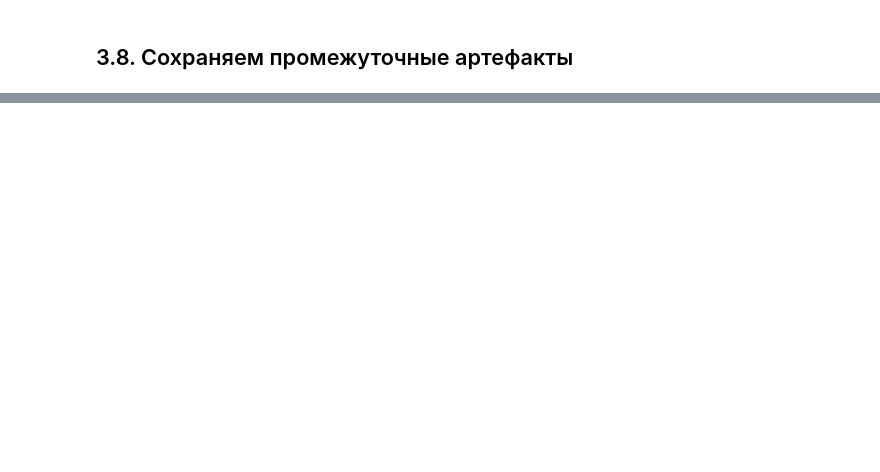
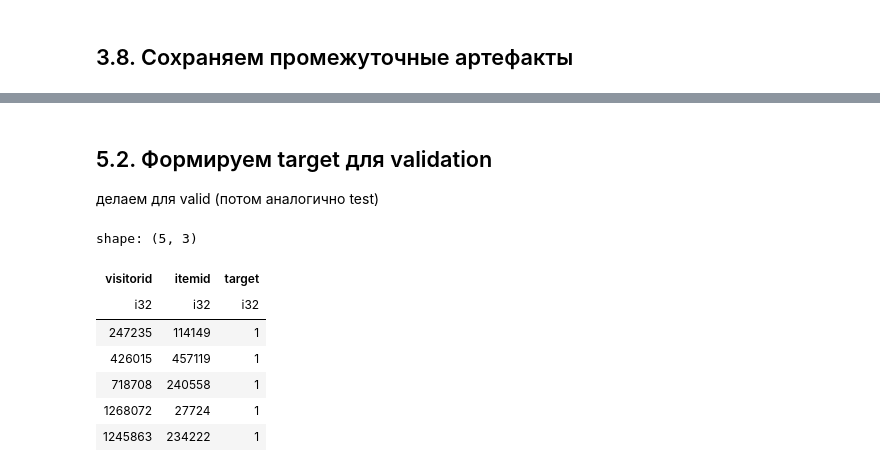
Before and after one commit to Manaam9/ecommerce-recsys, a Jupyter notebook: notebooks/02_modeling.ipynb, the cells around one changed output, grey strips where cells are left out. Saved outputs shown, nothing was run; the diff lists cells and outputs as text; code cells hidden in the pictures; blank space fills up the shorter version.

```diff
--- a/notebooks/02_modeling.ipynb
+++ b/notebooks/02_modeling.ipynb
@@ -314,0 +477,4 @@ events.to_parquet(PROCESSED_DIR / "events_preprocessed.parquet", index=False)
+# %%
+TRAIN_END = pl.datetime(2015, 8, 15)
+VALID_END = pl.datetime(2015, 9, 1)
+TEST_END = pl.datetime(2015, 9, 15)
@@ -314,0 +483,14 @@ events.to_parquet(PROCESSED_DIR / "events_preprocessed.parquet", index=False)
+# %%
+train_events = events.filter(pl.col("timestamp_dt") < TRAIN_END)
+
+valid_events = events.filter(
+    (pl.col("timestamp_dt") >= TRAIN_END) & (pl.col("timestamp_dt") < VALID_END)
+)
+
+test_events = events.filter(
+    (pl.col("timestamp_dt") >= VALID_END) & (pl.col("timestamp_dt") < TEST_END)
+)
+
+print("train_events shape:", train_events.shape)
+print("valid_events shape:", valid_events.shape)
+print("test_events shape:", test_events.shape)
@@ -314,0 +654,23 @@ events.to_parquet(PROCESSED_DIR / "events_preprocessed.parquet", index=False)
+# %%
+TARGET_EVENTS = ["addtocart", "transaction"]
+# %% [markdown]
+## 5.2. Формируем target для validation
+делаем для valid (потом аналогично test)
+# %%
+valid_target = (
+    valid_events.filter(pl.col("event").is_in(TARGET_EVENTS))
+    .select(["visitorid", "itemid"])
+    .unique()
+    .with_columns(pl.lit(1).alias("target"))
+)
+
+valid_target.head()
+# %% [output]
+shape: (5, 3)
+| visitorid | itemid | target |
+| i32 | i32 | i32 |
+| 247235 | 114149 | 1 |
+| 426015 | 457119 | 1 |
+| 718708 | 240558 | 1 |
+| 1268072 | 27724 | 1 |
+| 1245863 | 234222 | 1 |
```
Also changed, not shown: parts of 35 cells of this notebook.
